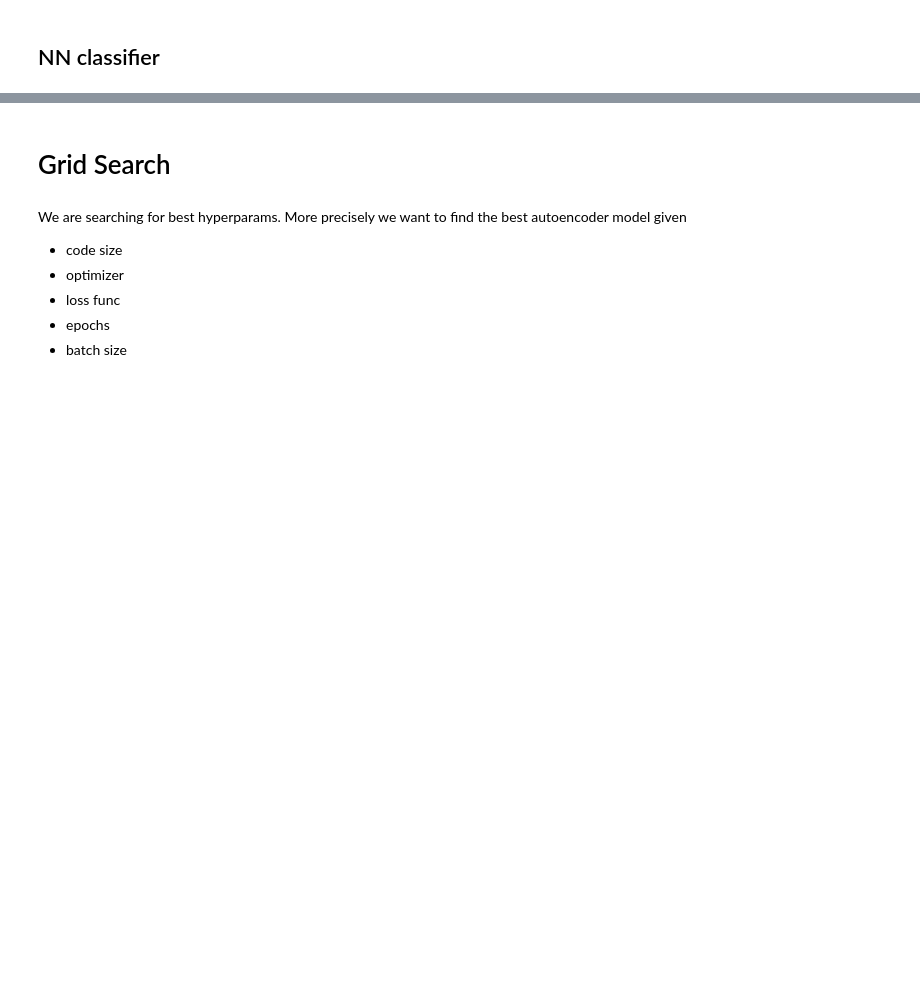
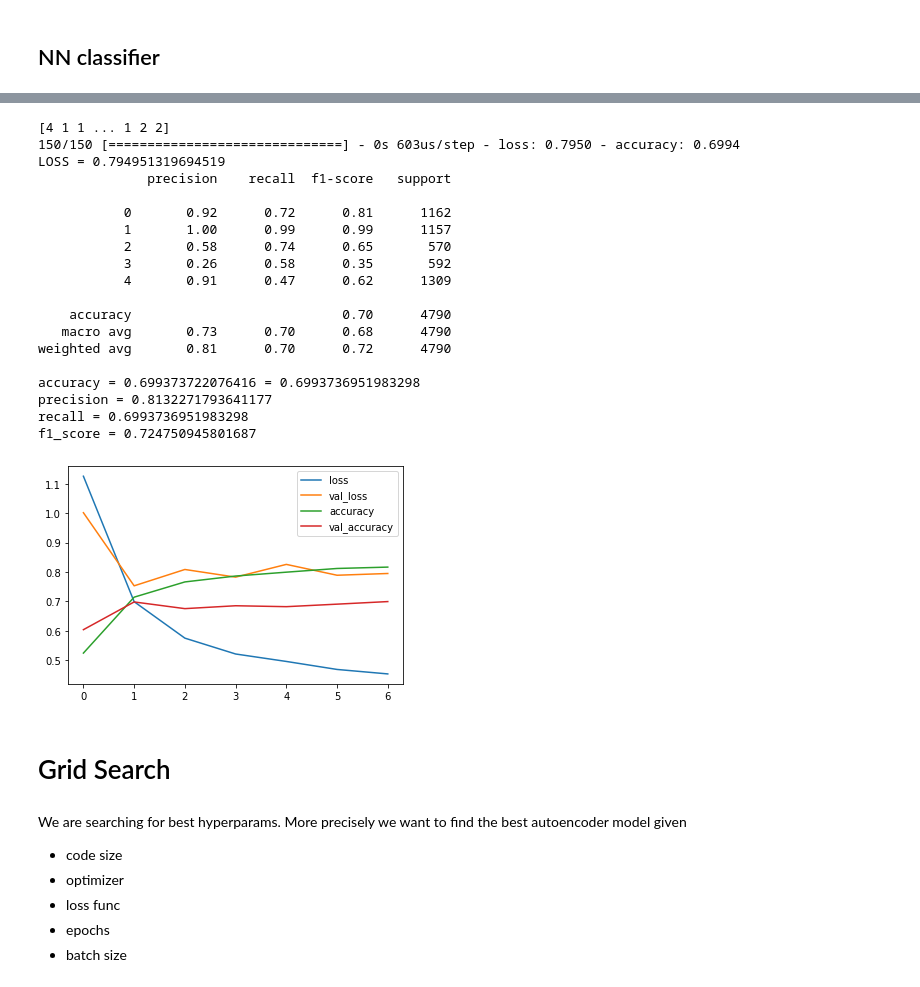
Before and after one commit to lparolari/har, a Jupyter notebook: autoencoder_gridsearch.ipynb, the cells around one changed output, grey strips where cells are left out. Cells and saved outputs as stored; diff of their text form; code cells hidden in the pictures; blank space fills up the shorter version.

```diff
--- a/autoencoder_gridsearch.ipynb
+++ b/autoencoder_gridsearch.ipynb
@@ -812,3 +806,51 @@ show_loss(history)
+# %%
+from sklearn.metrics import accuracy_score
+from sklearn.metrics import classification_report
+from sklearn.metrics import accuracy_score, f1_score, precision_score, recall_score
+from sklearn.preprocessing import LabelEncoder
+
+codes = encoder.predict(X_test)
+
+y_true = LabelEncoder().fit_transform(y_test)
+y_pred = np.argmax(nn_model.predict(codes), axis=1)
+print(y_pred)
+
+a = accuracy_score(y_true=y_true, y_pred=y_pred)
+f1 = f1_score(y_true=y_true, y_pred=y_pred, average="weighted")
+p = precision_score(y_true=y_true, y_pred=y_pred, average="weighted")
+r = recall_score(y_true=y_true, y_pred=y_pred, average="weighted")
+
+loss, accuracy = nn_model.evaluate(codes, y_test_hot)
+
+print("LOSS =", loss)
+print(classification_report(y_true=y_true, y_pred=y_pred))
+print(f"accuracy = {accuracy} = {a}")
+print(f"precision = {p}")
+print(f"recall = {r}")
+print(f"f1_score = {f1}")
+
+show_loss(history)
+# %% [output]
+[4 1 1 ... 1 2 2]
+150/150 [==============================] - 0s 603us/step - loss: 0.7950 - accuracy: 0.6994
+LOSS = 0.794951319694519
+              precision    recall  f1-score   support
+
+           0       0.92      0.72      0.81      1162
+           1       1.00      0.99      0.99      1157
+           2       0.58      0.74      0.65       570
+           3       0.26      0.58      0.35       592
+           4       0.91      0.47      0.62      1309
+
+    accuracy                           0.70      4790
+   macro avg       0.73      0.70      0.68      4790
+weighted avg       0.81      0.70      0.72      4790
+
+accuracy = 0.699373722076416 = 0.6993736951983298
+precision = 0.8132271793641177
+recall = 0.6993736951983298
+f1_score = 0.724750945801687
+[figure, added]
 # %% [markdown]
 # Grid Search
 # %% [markdown]
```
Also changed, not shown: parts of 17 cells of this notebook, 1 other file.
